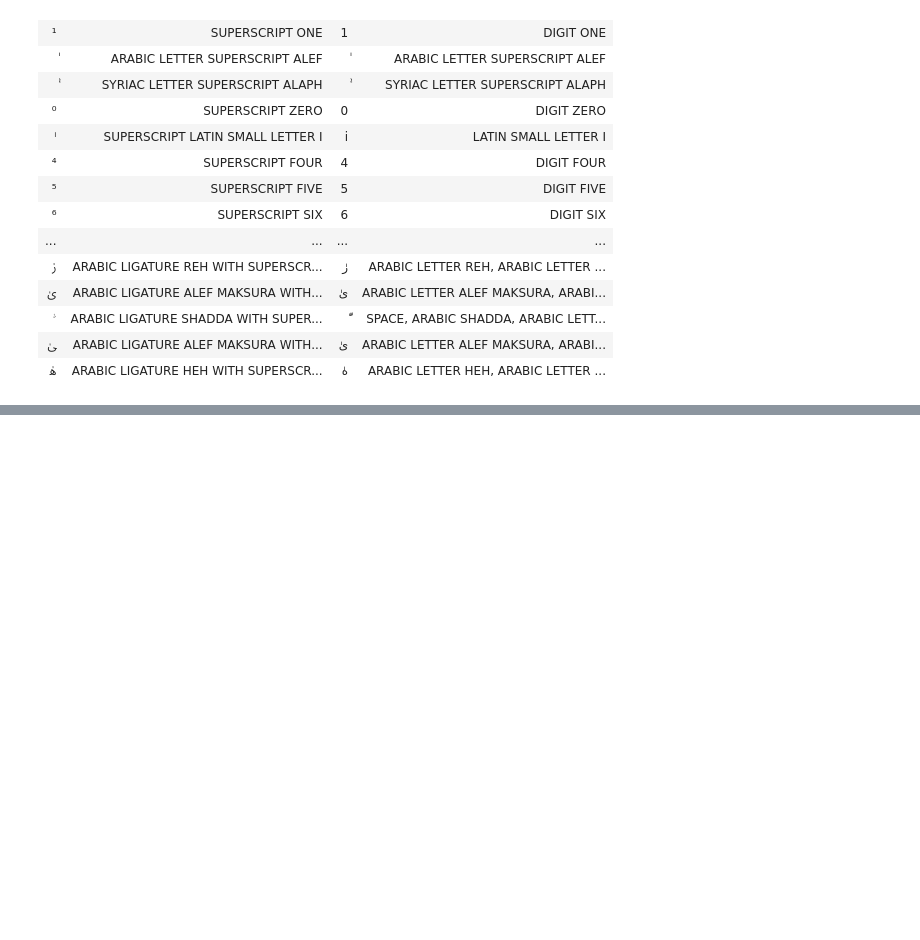
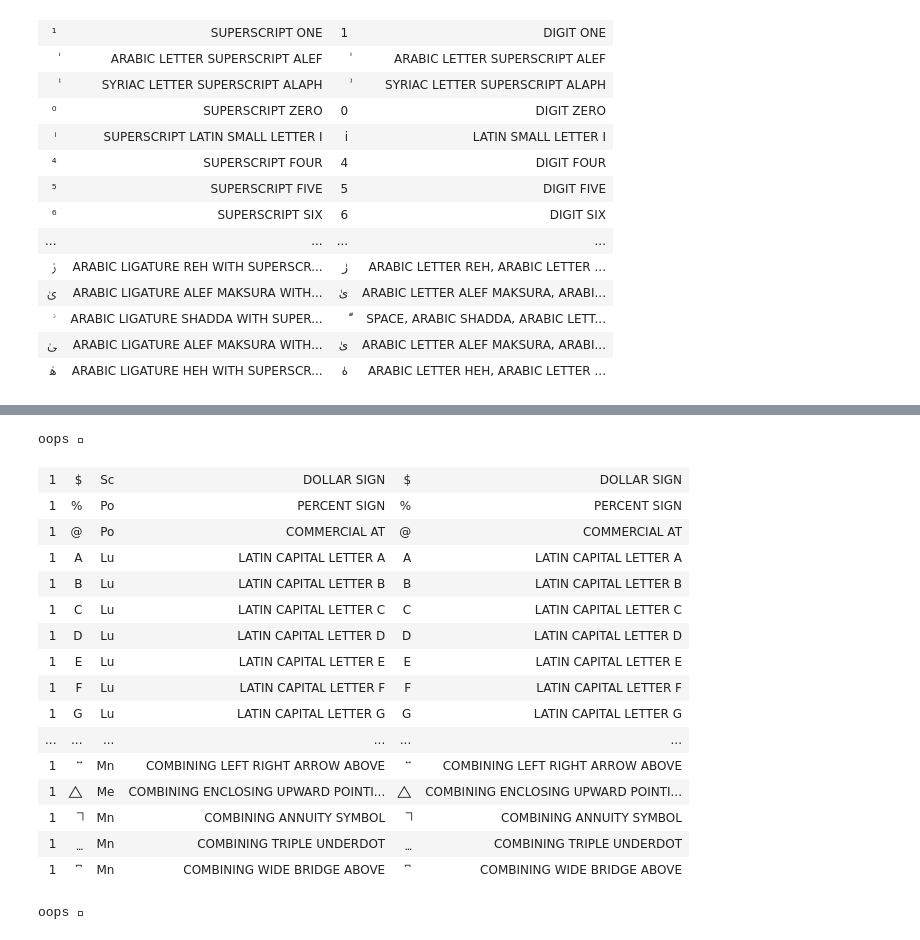
Before and after one commit to numbas/unicode-math-normalization, a Jupyter notebook: unicode-math-mapping.ipynb, the cells around one changed output, grey strips where cells are left out. Cells and saved outputs as stored; diff of their text form; code cells hidden in the pictures; blank space fills up the shorter version.

```diff
--- a/unicode-math-mapping.ipynb
+++ b/unicode-math-mapping.ipynb
@@ -390,0 +435,39 @@ with open(output_dir / 'superscripts.json','w') as f:
+# %%
+with open('autolatex-data.json') as f:
+    d = json.load(f)
+    autolatex_symbols = [y for x,y in d]
+# %%
+unmapped_autolatex = [c for c in sorted(set(autolatex_symbols)) if c not in symbol_mapping and c not in letter_mapping and c not in characters]
+
+@tsv_symbols(tmp_dir / 'autolatex.tsv')
+@table
+def autolatex_todo():
+    for c in unmapped_autolatex:
+        if len(c)>1:
+            continue
+        try:
+            cnames = ', '.join(unicodedata.name(x) for x in c)
+            n = unicodedata.normalize('NFKD',c)
+            nnames = ', '.join(unicodedata.name(c) for c in n)
+            yield [len(c),c, unicodedata.category(c[0]), cnames, n, nnames]
+        except ValueError:
+            print("oops",c)
+# %% [output]
+oops 
+| 1 | $ | Sc | DOLLAR SIGN | $ | DOLLAR SIGN |
+| 1 | % | Po | PERCENT SIGN | % | PERCENT SIGN |
+| 1 | @ | Po | COMMERCIAL AT | @ | COMMERCIAL AT |
+| 1 | A | Lu | LATIN CAPITAL LETTER A | A | LATIN CAPITAL LETTER A |
+| 1 | B | Lu | LATIN CAPITAL LETTER B | B | LATIN CAPITAL LETTER B |
+| 1 | C | Lu | LATIN CAPITAL LETTER C | C | LATIN CAPITAL LETTER C |
+| 1 | D | Lu | LATIN CAPITAL LETTER D | D | LATIN CAPITAL LETTER D |
+| 1 | E | Lu | LATIN CAPITAL LETTER E | E | LATIN CAPITAL LETTER E |
+| 1 | F | Lu | LATIN CAPITAL LETTER F | F | LATIN CAPITAL LETTER F |
+| 1 | G | Lu | LATIN CAPITAL LETTER G | G | LATIN CAPITAL LETTER G |
+| ... | ... | ... | ... | ... | ... |
+| 1 | ⃡ | Mn | COMBINING LEFT RIGHT ARROW ABOVE | ⃡ | COMBINING LEFT RIGHT ARROW ABOVE |
+| 1 | ⃤ | Me | COMBINING ENCLOSING UPWARD POINTI... | ⃤ | COMBINING ENCLOSING UPWARD POINTI... |
+| 1 | ⃧ | Mn | COMBINING ANNUITY SYMBOL | ⃧ | COMBINING ANNUITY SYMBOL |
+| 1 | ⃨ | Mn | COMBINING TRIPLE UNDERDOT | ⃨ | COMBINING TRIPLE UNDERDOT |
+| 1 | ⃩ | Mn | COMBINING WIDE BRIDGE ABOVE | ⃩ | COMBINING WIDE BRIDGE ABOVE |
+oops 
```
Also changed, not shown: parts of 10 cells of this notebook, 7 other files.
